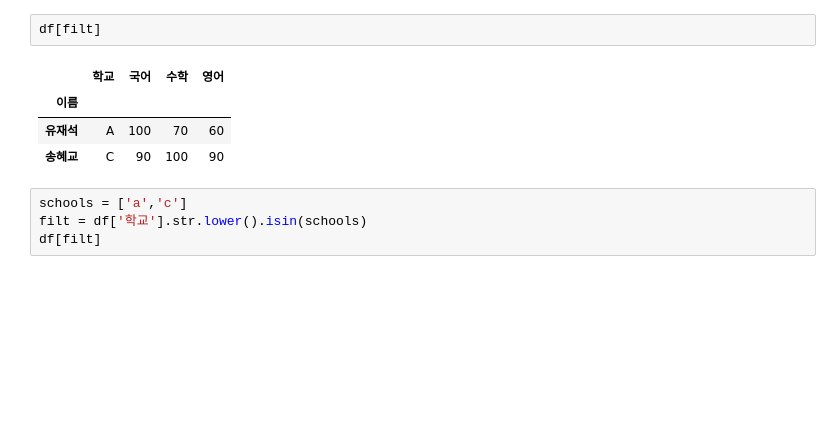
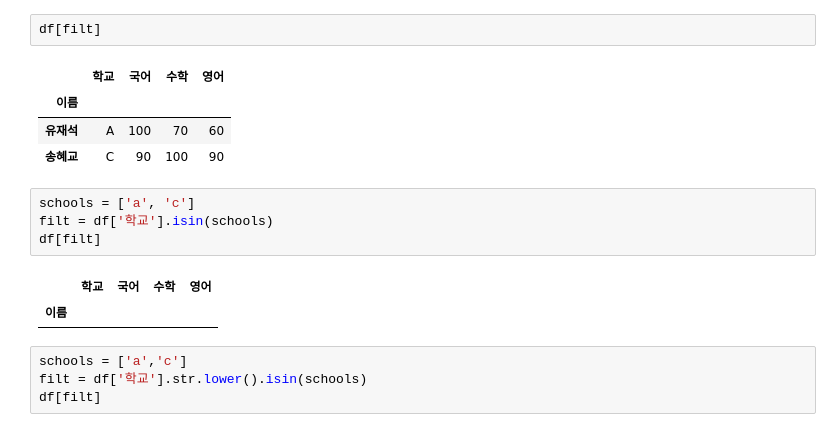
Before and after one commit to sukjin1/ed, a Jupyter notebook: Pandas_practice_wt_answer.ipynb, the cells around one changed output. Saved outputs shown, nothing was run; the diff lists cells and outputs as text; blank space fills up the shorter version.

```diff
--- a/Pandas_practice_wt_answer.ipynb
+++ b/Pandas_practice_wt_answer.ipynb
@@ -795,6 +816,13 @@ df[filt]
 | 이름 |  |  |  |  |
 | 유재석 | A | 100 | 70 | 60 |
 | 송혜교 | C | 90 | 100 | 90 |
+# %%
+schools = ['a', 'c']
+filt = df['학교'].isin(schools)
+df[filt]
+# %% [output]
+|  | 학교 | 국어 | 수학 | 영어 |
+| 이름 |  |  |  |  |
 # %%
 schools = ['a','c']
 filt = df['학교'].str.lower().isin(schools)
```
Also changed, not shown: parts of 29 cells of this notebook.
